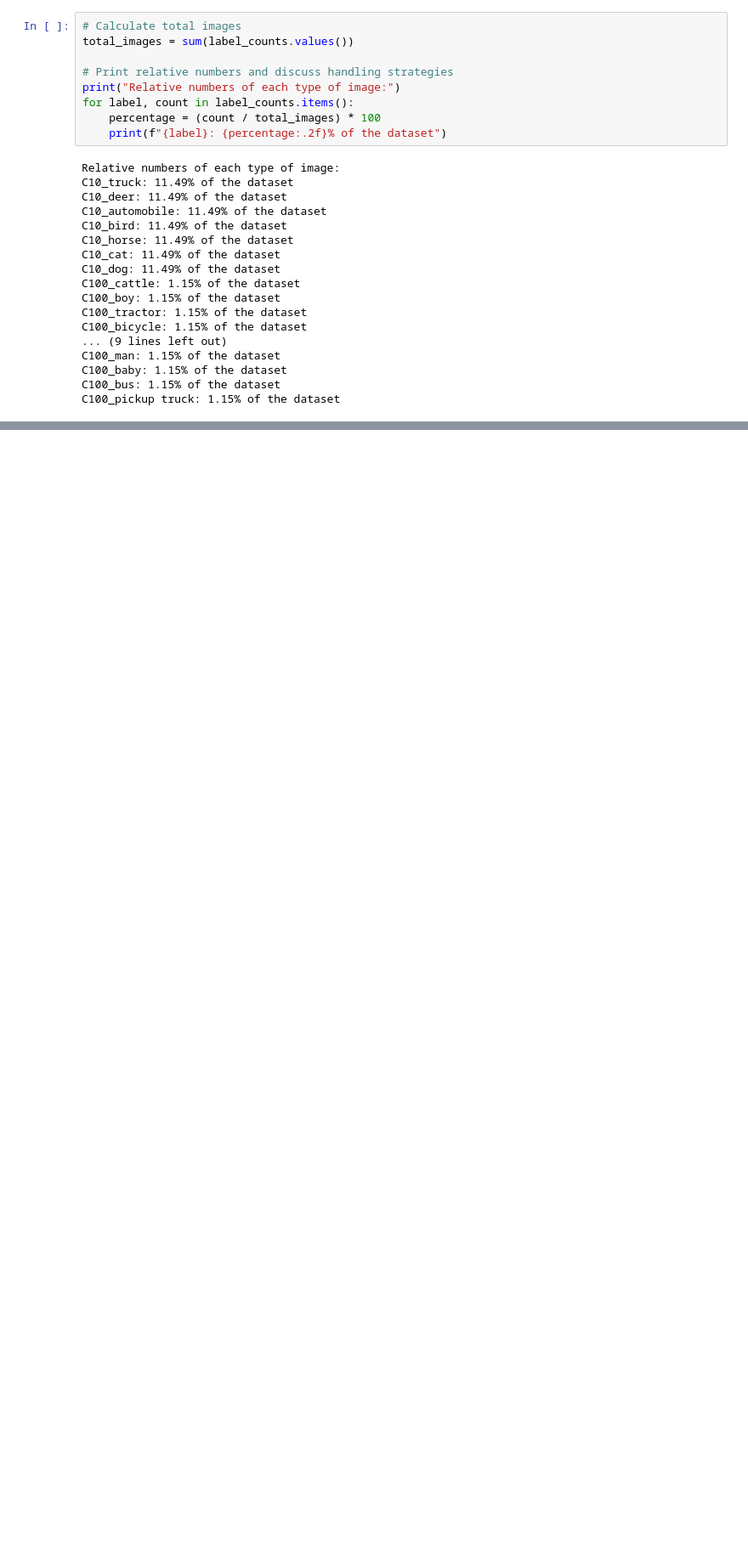
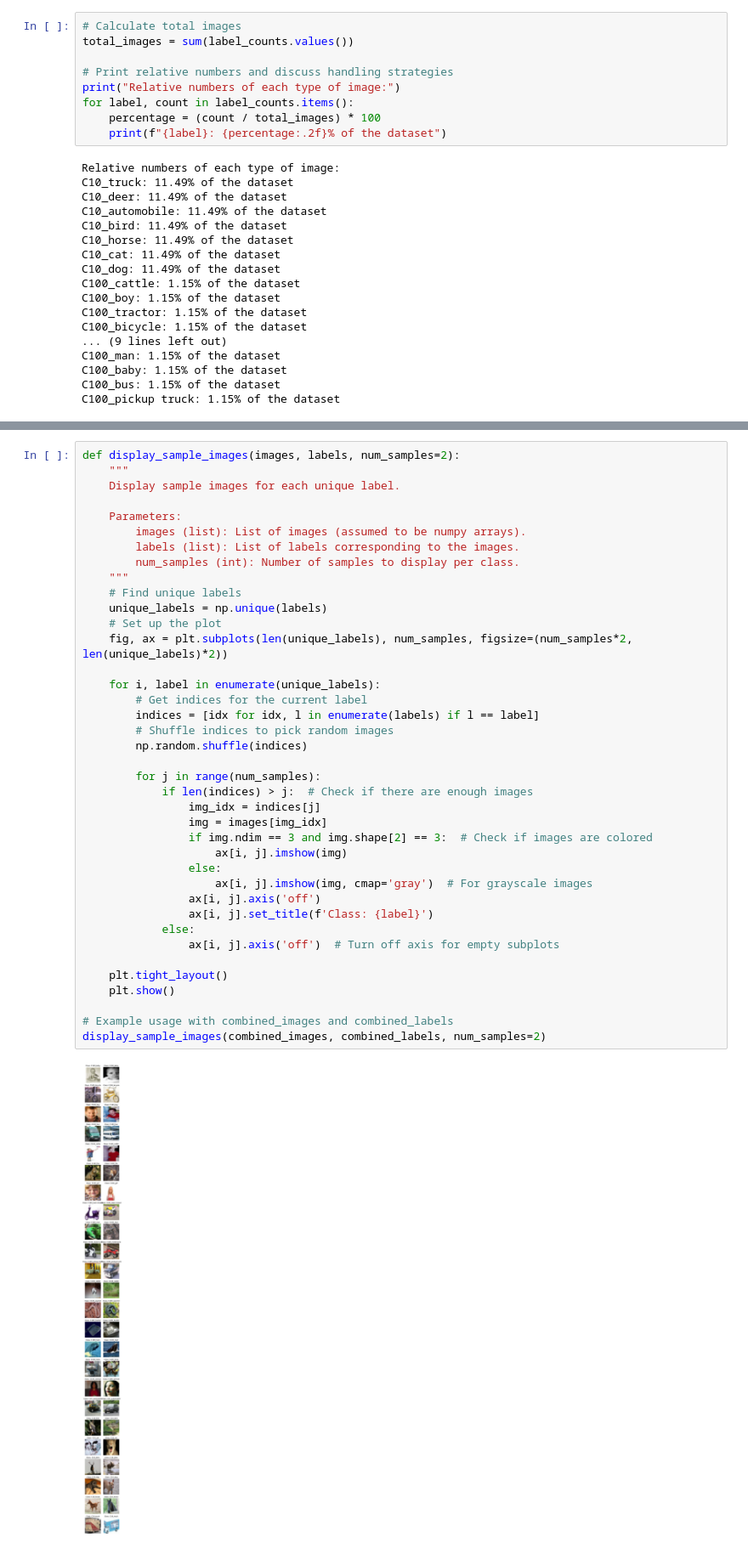
Before and after one commit to Ferreter/JohnsCA, a Jupyter notebook: CA1/main.ipynb, the cells around one changed output, grey strips where cells are left out. Shown at 85% size. Cells and saved outputs as stored; diff of their text form; blank space fills up the shorter version.

Commit message:
:+1: Applied PreProcessing and Tested Labels

```diff
--- a/CA1/main.ipynb
+++ b/CA1/main.ipynb
@@ -164,0 +139,41 @@ plt.show()  # Display the plot
+# %%
+def display_sample_images(images, labels, num_samples=2):
+    """
+    Display sample images for each unique label.
+
+    Parameters:
+        images (list): List of images (assumed to be numpy arrays).
+        labels (list): List of labels corresponding to the images.
+        num_samples (int): Number of samples to display per class.
+    """
+    # Find unique labels
+    unique_labels = np.unique(labels)
+    # Set up the plot
+    fig, ax = plt.subplots(len(unique_labels), num_samples, figsize=(num_samples*2, len(unique_labels)*2))
+
+    for i, label in enumerate(unique_labels):
+        # Get indices for the current label
+        indices = [idx for idx, l in enumerate(labels) if l == label]
+        # Shuffle indices to pick random images
+        np.random.shuffle(indices)
+
+        for j in range(num_samples):
+            if len(indices) > j:  # Check if there are enough images
+                img_idx = indices[j]
+                img = images[img_idx]
+                if img.ndim == 3 and img.shape[2] == 3:  # Check if images are colored
+                    ax[i, j].imshow(img)
+                else:
+                    ax[i, j].imshow(img, cmap='gray')  # For grayscale images
+                ax[i, j].axis('off')
+                ax[i, j].set_title(f'Class: {label}')
+            else:
+                ax[i, j].axis('off')  # Turn off axis for empty subplots
+
+    plt.tight_layout()
+    plt.show()
+
+# Example usage with combined_images and combined_labels
+display_sample_images(combined_images, combined_labels, num_samples=2)
+# %% [output]
+[figure, added]
```
Also changed, not shown: parts of 4 cells of this notebook.
